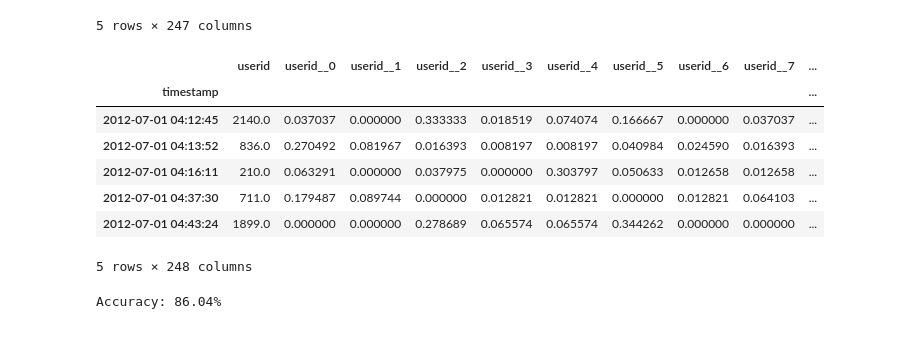
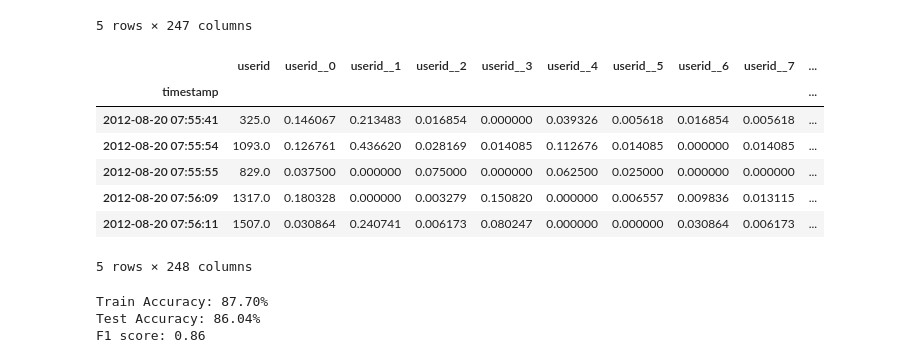
Before and after one commit to kevinlimk/FoursquareTokyo, a Jupyter notebook: 04_machinelearning.ipynb, the cells around one changed output. Cells and saved outputs as stored; diff of their text form; code cells hidden in the pictures.

Commit message:
add train accuracy and f1 score

```diff
--- a/04_machinelearning.ipynb
+++ b/04_machinelearning.ipynb
@@ -68,14 +62,14 @@ df_irregular_creatures_of_habit.tail()
 | 2013-02-16 11:35:29 | 0.0 | 0.0 | 0.0 | 0.0 | 0.0 | 0.0 | ... |
 5 rows × 247 columns
 # %%
-df_whenever_wherever.head()
+df_whenever_wherever.tail()
 # %% [output]
 |  | userid | userid__0 | userid__1 | userid__2 | userid__3 | userid__4 | userid__5 | userid__6 | userid__7 | ... |
 | timestamp |  |  |  |  |  |  |  |  |  | ... |
-| 2012-07-01 04:12:45 | 2140.0 | 0.037037 | 0.000000 | 0.333333 | 0.018519 | 0.074074 | 0.166667 | 0.000000 | 0.037037 | ... |
-| 2012-07-01 04:13:52 | 836.0 | 0.270492 | 0.081967 | 0.016393 | 0.008197 | 0.008197 | 0.040984 | 0.024590 | 0.016393 | ... |
-| 2012-07-01 04:16:11 | 210.0 | 0.063291 | 0.000000 | 0.037975 | 0.000000 | 0.303797 | 0.050633 | 0.012658 | 0.012658 | ... |
-| 2012-07-01 04:37:30 | 711.0 | 0.179487 | 0.089744 | 0.000000 | 0.012821 | 0.012821 | 0.000000 | 0.012821 | 0.064103 | ... |
-| 2012-07-01 04:43:24 | 1899.0 | 0.000000 | 0.000000 | 0.278689 | 0.065574 | 0.065574 | 0.344262 | 0.000000 | 0.000000 | ... |
+| 2012-08-20 07:55:41 | 325.0 | 0.146067 | 0.213483 | 0.016854 | 0.000000 | 0.039326 | 0.005618 | 0.016854 | 0.005618 | ... |
+| 2012-08-20 07:55:54 | 1093.0 | 0.126761 | 0.436620 | 0.028169 | 0.014085 | 0.112676 | 0.014085 | 0.000000 | 0.014085 | ... |
+| 2012-08-20 07:55:55 | 829.0 | 0.037500 | 0.000000 | 0.075000 | 0.000000 | 0.062500 | 0.025000 | 0.000000 | 0.000000 | ... |
+| 2012-08-20 07:56:09 | 1317.0 | 0.180328 | 0.000000 | 0.003279 | 0.150820 | 0.000000 | 0.006557 | 0.009836 | 0.013115 | ... |
+| 2012-08-20 07:56:11 | 1507.0 | 0.030864 | 0.240741 | 0.006173 | 0.080247 | 0.000000 | 0.000000 | 0.030864 | 0.006173 | ... |
 5 rows × 248 columns
 # %%
@@ -84,12 +77,17 @@ df_habitual = pd.concat(
 # %%
-Xtrain1 = df_habitual['2012-July':'2013-Jan']
-Xtest1 = df_habitual['2013-Feb':]
-ytrain1 = df_X0['2012-July':'2013-Jan'].y1
-ytest1 = df_X0['2013-Feb':].y1
+Xtrain = df['2012-July':'2013-Jan']
+Xtest = df['2013-Feb':]
+ytrain = df_X0['2012-July':'2013-Jan'].y1
+ytest = df_X0['2013-Feb':].y1
 
-clf_LR1 = LogisticRegression(max_iter=1000)
-clf_LR1.fit(Xtrain1, ytrain1)
-ypred1 = clf_LR1.predict(Xtest1)
-print("Accuracy: {0:.2f}%".format(accuracy_score(ytest1, ypred1) * 100))
+clf = LogisticRegression(max_iter=1000)
+clf.fit(Xtrain, ytrain)
+ytrain_pred = clf.predict(Xtrain)
+ytest_pred = clf.predict(Xtest)
+print("Train Accuracy: {0:.2f}%".format(accuracy_score(ytrain, ytrain_pred) * 100))
+print("Test Accuracy: {0:.2f}%".format(accuracy_score(ytest, ytest_pred) * 100))
+print("F1 score: {0:.2f}".format(f1_score(ytest, ytest_pred, average='micro')))
 # %% [output]
-Accuracy: 86.04%
+Train Accuracy: 87.70%
+Test Accuracy: 86.04%
+F1 score: 0.86
```
Also changed, not shown: parts of 7 cells of this notebook.
